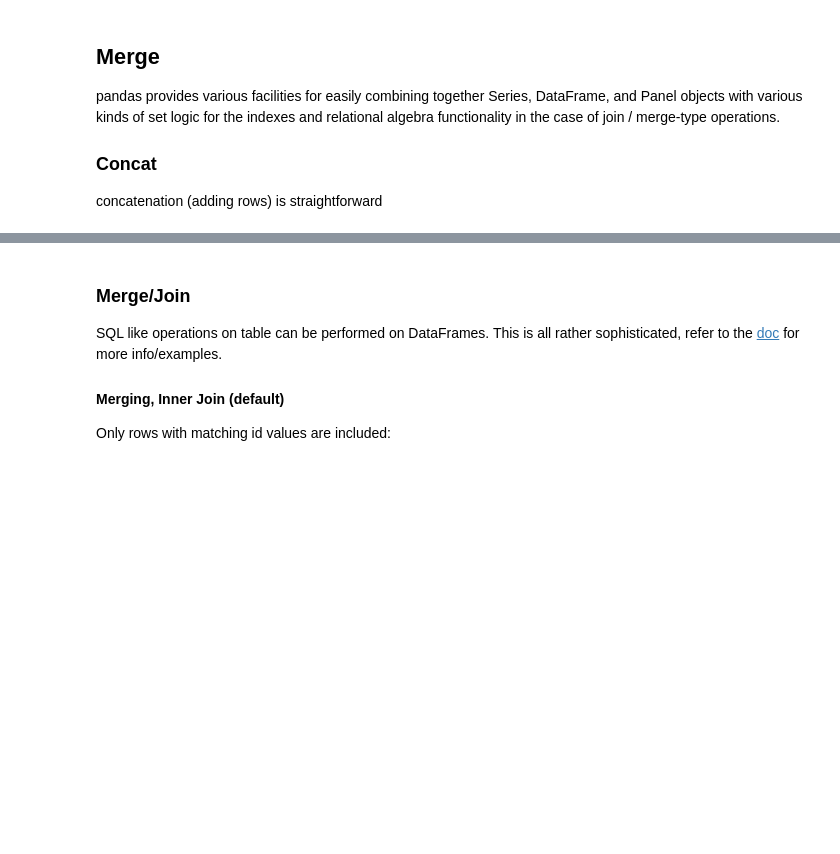
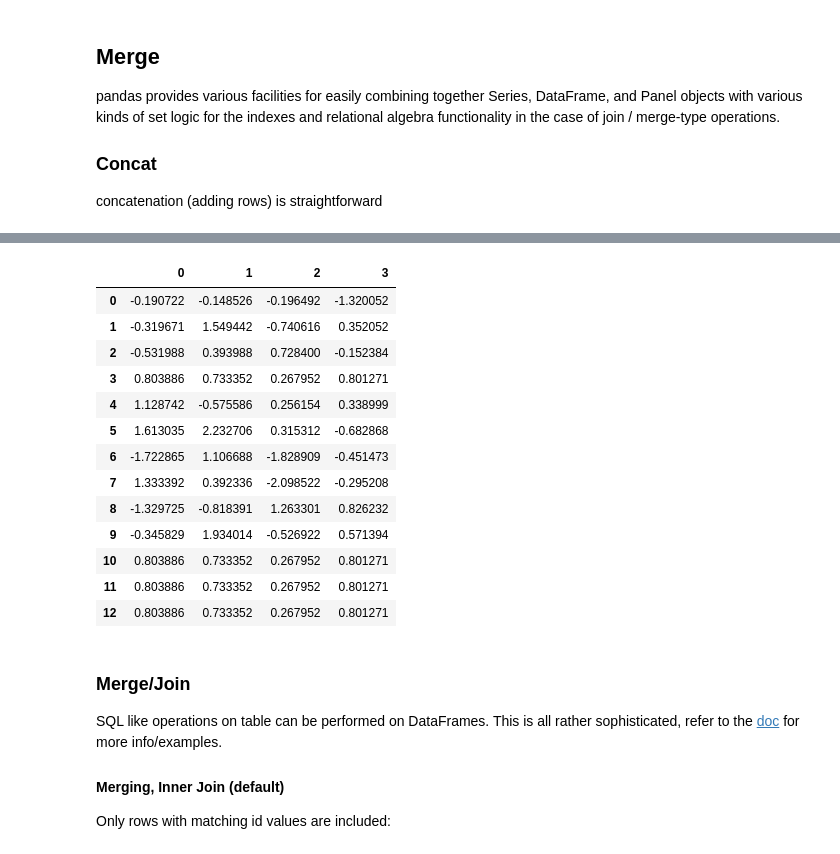
Before and after one commit to nicolomontagner02/LaboratoryOfComputationalPhysics_Y7, a Jupyter notebook: 06_Pandas.ipynb, the cells around one changed output, grey strips where cells are left out. Drawn from its saved outputs; the diff is of its cells as text; code cells hidden in the pictures; blank space fills up the shorter version.

```diff
--- a/06_Pandas.ipynb
+++ b/06_Pandas.ipynb
@@ -657,8 +1094,23 @@ pd.concat(pieces, ignore_index=True)
 # %%
 # appending a single row (as a Series)
 s = rdf.iloc[3]
-rdf = pd.concat([rdf,s.to_frame().T], ignore_index=True)
+rdf = pd.concat([rdf,s.to_frame().T], ignore_index=1)
 rdf
+# %% [output]
+|  | 0 | 1 | 2 | 3 |
+| 0 | -0.190722 | -0.148526 | -0.196492 | -1.320052 |
+| 1 | -0.319671 | 1.549442 | -0.740616 | 0.352052 |
+| 2 | -0.531988 | 0.393988 | 0.728400 | -0.152384 |
+| 3 | 0.803886 | 0.733352 | 0.267952 | 0.801271 |
+| 4 | 1.128742 | -0.575586 | 0.256154 | 0.338999 |
+| 5 | 1.613035 | 2.232706 | 0.315312 | -0.682868 |
+| 6 | -1.722865 | 1.106688 | -1.828909 | -0.451473 |
+| 7 | 1.333392 | 0.392336 | -2.098522 | -0.295208 |
+| 8 | -1.329725 | -0.818391 | 1.263301 | 0.826232 |
+| 9 | -0.345829 | 1.934014 | -0.526922 | 0.571394 |
+| 10 | 0.803886 | 0.733352 | 0.267952 | 0.801271 |
+| 11 | 0.803886 | 0.733352 | 0.267952 | 0.801271 |
+| 12 | 0.803886 | 0.733352 | 0.267952 | 0.801271 |
 # %% [markdown]
 ### Merge/Join
 
```
Also changed, not shown: parts of 50 cells of this notebook.
